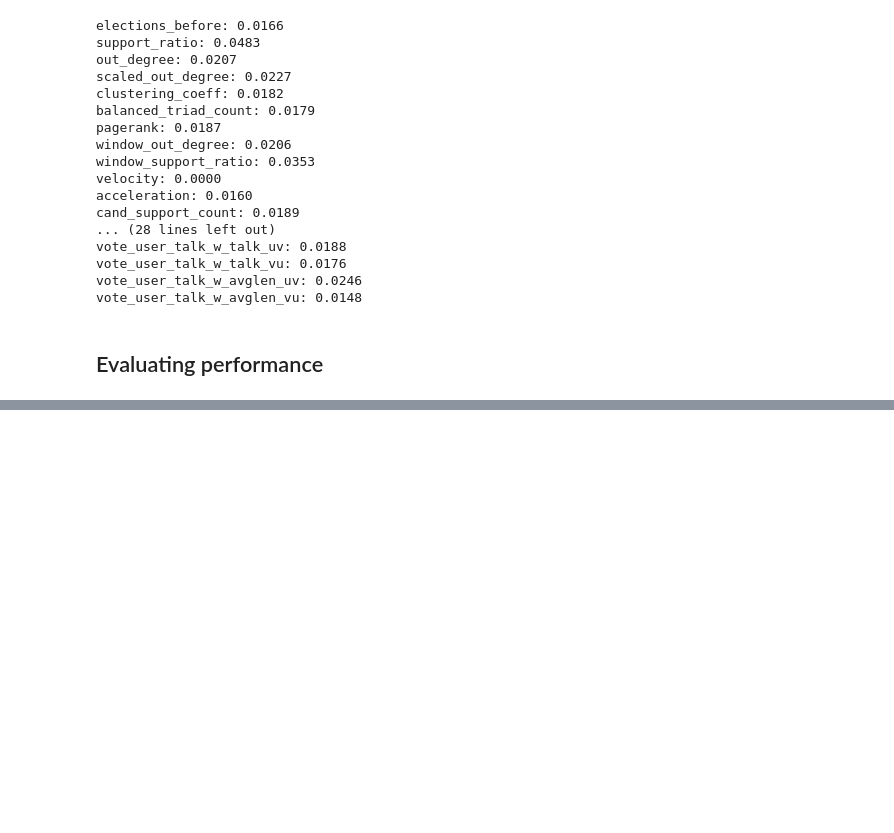
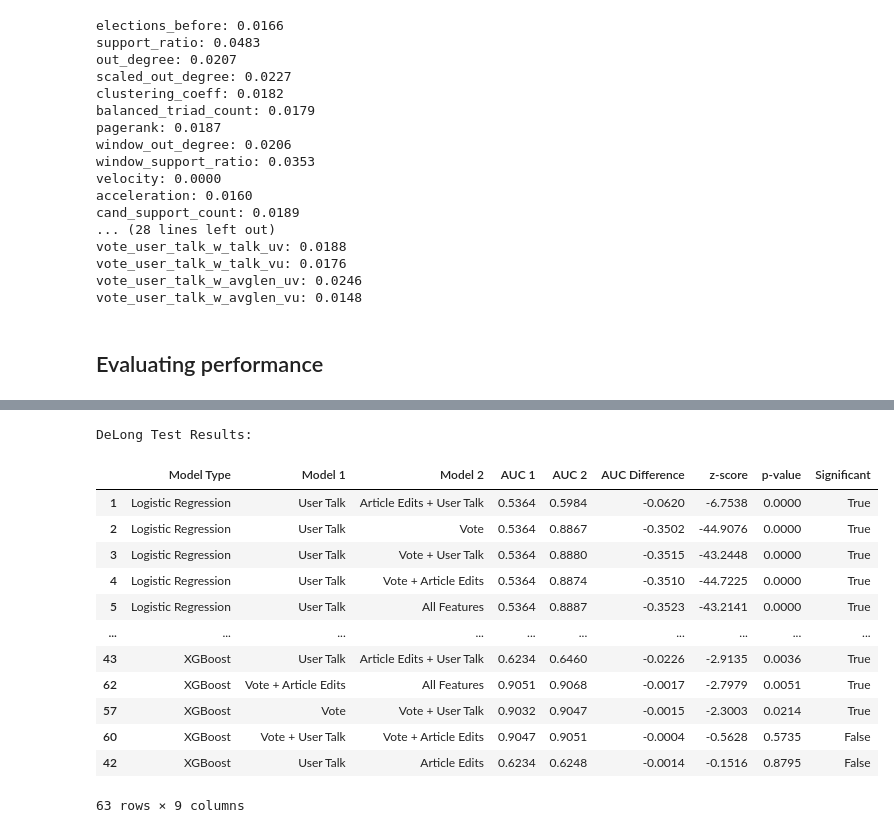
Before and after one commit to odinsseo/id2211-rfa-vote-link-prediction, a Jupyter notebook: modeling/modeling.ipynb, the cells around one changed output, grey strips where cells are left out. Saved outputs shown, nothing was run; the diff lists cells and outputs as text; code cells hidden in the pictures; blank space fills up the shorter version.

```diff
--- a/modeling/modeling.ipynb
+++ b/modeling/modeling.ipynb
@@ -389,0 +701,3 @@ decay_support_ratio: 0.3296
+# %%
+normalizer = MinMaxScaler()
+splitter = BlockingTimeSeriesSplit(n_splits=10)
@@ -1065,9 +1916,6 @@ Fitting 5 folds for each of 10 candidates, totalling 50 fits
 Best param config: {'classifier__reg_lambda': 0.25, 'classifier__reg_alpha': 0.25, 'classifier__n_estimators': 750, 'classifier__max_depth': 6, 'classifier__learning_rate': 0.005, 'classifier__gamma': ...
  with mean AUC = 0.914 (95% CI: 0.900, 0.927)
 # %%
-variables = X_train.columns.tolist()
-X_train = normalizer.fit_transform(X_train)
-
 model = XGBClassifier(
     objective="binary:logistic",
     eval_metric="auc",
@@ -1084,9 +1932,9 @@ model = XGBClassifier(
     n_estimators=750,
 )
 
-model.fit(X_train, y_train)
+model.fit(normalizer.fit_transform(X_train), y_train)
 
-for column, coef in zip(variables, model.feature_importances_.reshape(-1)):
+for column, coef in zip(X_train.columns, model.feature_importances_.reshape(-1)):
     print(f"{column}: {coef:.4f}")
 
 modeling["xgboost"]["final_model"] = Pipeline(
@@ -1118,6 +1966,8 @@ vote_user_talk_w_avglen_vu: 0.0148
 # %%
 test_datasets = {
     "baseline_model": base_test,
+    "article_edit": article_edit_test,
+    "user_talk": user_talk_test,
     "vote_article_model": vote_article_test,
     "vote_user_model": vote_user_test,
     "article_user_model": article_user_test,
@@ -1213,0 +2087,68 @@ plot_roc_curves(modeling, test_datasets, "logistic_regression")
+# %%
+# Create comparison table
+results = []
+
+for model_type in display_modeling.keys():
+    model_pairs = list(itertools.combinations(display_modeling[model_type].keys(), 2))
+    seen_pairs = set()  # Keep track of model pairs already compared
+
+    for model1_name, model2_name in model_pairs:
+        # Skip if we've already seen this pair
+        pair_key = tuple(sorted([model1_name, model2_name]))
+        if pair_key in seen_pairs:
+            continue
+        seen_pairs.add(pair_key)
+
+        # Get predictions for both models
+        model1 = modeling[model_type][model1_name]
+        model2 = modeling[model_type][model2_name]
+
+        # Get corresponding test datasets
+        X_test1, y_test1 = get_variables(test_datasets[model1_name], "label")
+        X_test2, y_test2 = get_variables(test_datasets[model2_name], "label")
+
+        # Get predictions
+        y_pred1 = model1.predict_proba(X_test1)[:, 1]
+        y_pred2 = model2.predict_proba(X_test2)[:, 1]
+
+        # Calculate AUC scores
+        auc1 = roc_auc_score(y_test1, y_pred1)
+        auc2 = roc_auc_score(y_test2, y_pred2)
+
+        # Perform DeLong test using MLstatkit
+        z_score, p_value = Delong_test(y_test1, y_pred1, y_pred2)
+
+        # Add to results
+        results.append({
+            'Model Type': model_names.get(model_type, model_type),
+            'Model 1': name_mapping.get(model1_name, model1_name),
+            'Model 2': name_mapping.get(model2_name, model2_name),
+            'AUC 1': f"{auc1:.4f}",
+            'AUC 2': f"{auc2:.4f}",
+            "AUC Difference": f"{auc1 - auc2:.4f}",
+            'z-score': f"{z_score:.4f}",
+            'p-value': f"{p_value:.4f}",
+            'Significant': p_value < 0.05
+        })
+
+# Create DataFrame and sort by Model Type and p-value
+results_df = pd.DataFrame(results).sort_values(['Model Type', 'p-value'])
+
+# Display results
+print("\nDeLong Test Results:")
+display(results_df)
+# %% [output]
+DeLong Test Results:
+|  | Model Type | Model 1 | Model 2 | AUC 1 | AUC 2 | AUC Difference | z-score | p-value | Significant |
+| 1 | Logistic Regression | User Talk | Article Edits + User Talk | 0.5364 | 0.5984 | -0.0620 | -6.7538 | 0.0000 | True |
+| 2 | Logistic Regression | User Talk | Vote | 0.5364 | 0.8867 | -0.3502 | -44.9076 | 0.0000 | True |
+| 3 | Logistic Regression | User Talk | Vote + User Talk | 0.5364 | 0.8880 | -0.3515 | -43.2448 | 0.0000 | True |
+| 4 | Logistic Regression | User Talk | Vote + Article Edits | 0.5364 | 0.8874 | -0.3510 | -44.7225 | 0.0000 | True |
+| 5 | Logistic Regression | User Talk | All Features | 0.5364 | 0.8887 | -0.3523 | -43.2141 | 0.0000 | True |
+| ... | ... | ... | ... | ... | ... | ... | ... | ... | ... |
+| 43 | XGBoost | User Talk | Article Edits + User Talk | 0.6234 | 0.6460 | -0.0226 | -2.9135 | 0.0036 | True |
+| 62 | XGBoost | Vote + Article Edits | All Features | 0.9051 | 0.9068 | -0.0017 | -2.7979 | 0.0051 | True |
+| 57 | XGBoost | Vote | Vote + User Talk | 0.9032 | 0.9047 | -0.0015 | -2.3003 | 0.0214 | True |
+| 60 | XGBoost | Vote + User Talk | Vote + Article Edits | 0.9047 | 0.9051 | -0.0004 | -0.5628 | 0.5735 | False |
+| 42 | XGBoost | User Talk | Article Edits | 0.6234 | 0.6248 | -0.0014 | -0.1516 | 0.8795 | False |
+63 rows × 9 columns
```
Also changed, not shown: parts of 60 cells of this notebook, 3 other files.
